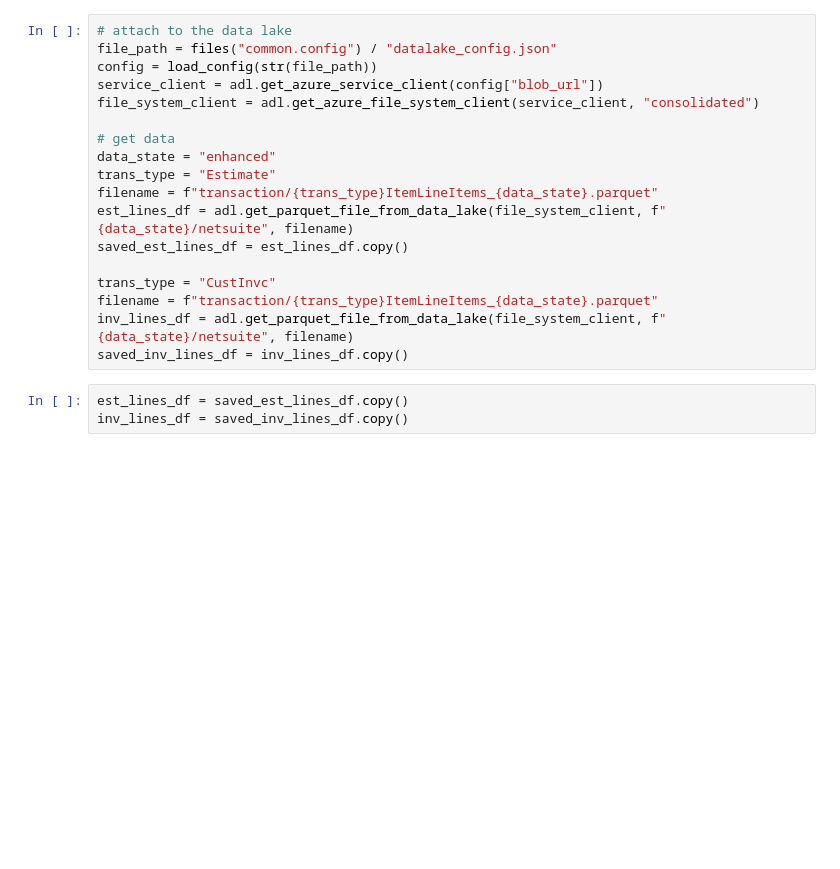
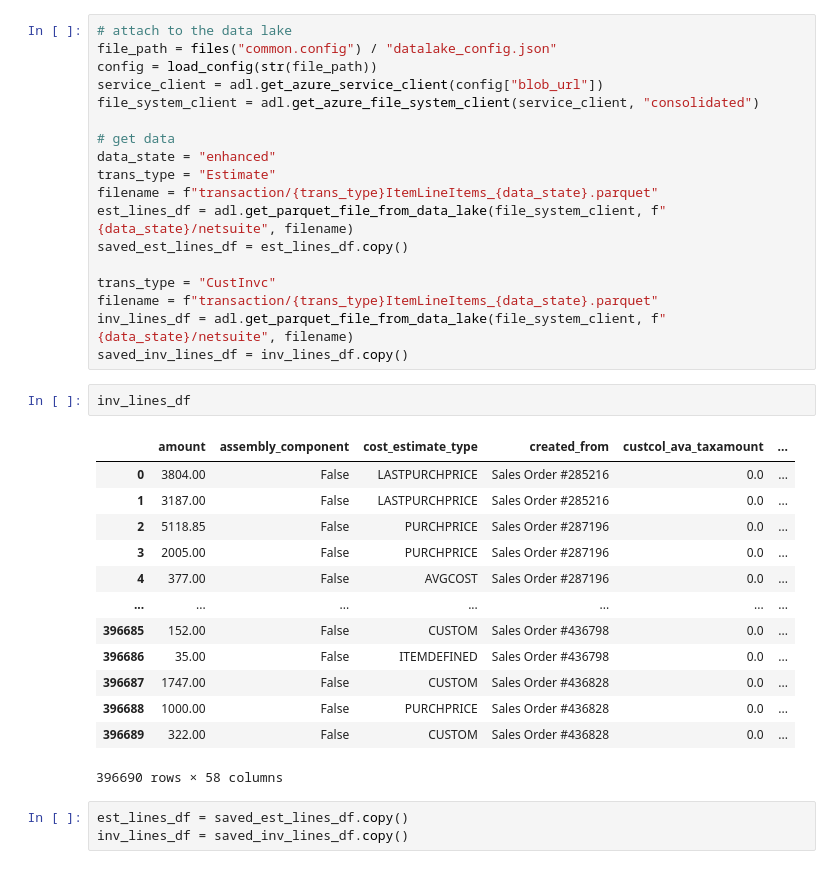
Before and after one commit to TransformativLLC/ovation_holdings, a Jupyter notebook: management_reports/transaction_variance/notebooks/PrepareData.ipynb, the cells around one changed output. Cells and saved outputs as stored; diff of their text form; blank space fills up the shorter version.

```diff
--- a/management_reports/transaction_variance/notebooks/PrepareData.ipynb
+++ b/management_reports/transaction_variance/notebooks/PrepareData.ipynb
@@ -131,6 +131,22 @@ trans_type = "CustInvc"
 filename = f"transaction/{trans_type}ItemLineItems_{data_state}.parquet"
 inv_lines_df = adl.get_parquet_file_from_data_lake(file_system_client, f"{data_state}/netsuite", filename)
 saved_inv_lines_df = inv_lines_df.copy()
+# %%
+inv_lines_df
+# %% [output]
+|  | amount | assembly_component | cost_estimate_type | created_from | custcol_ava_taxamount | ... |
+| 0 | 3804.00 | False | LASTPURCHPRICE | Sales Order #285216 | 0.0 | ... |
+| 1 | 3187.00 | False | LASTPURCHPRICE | Sales Order #285216 | 0.0 | ... |
+| 2 | 5118.85 | False | PURCHPRICE | Sales Order #287196 | 0.0 | ... |
+| 3 | 2005.00 | False | PURCHPRICE | Sales Order #287196 | 0.0 | ... |
+| 4 | 377.00 | False | AVGCOST | Sales Order #287196 | 0.0 | ... |
+| ... | ... | ... | ... | ... | ... | ... |
+| 396685 | 152.00 | False | CUSTOM | Sales Order #436798 | 0.0 | ... |
+| 396686 | 35.00 | False | ITEMDEFINED | Sales Order #436798 | 0.0 | ... |
+| 396687 | 1747.00 | False | CUSTOM | Sales Order #436828 | 0.0 | ... |
+| 396688 | 1000.00 | False | PURCHPRICE | Sales Order #436828 | 0.0 | ... |
+| 396689 | 322.00 | False | CUSTOM | Sales Order #436828 | 0.0 | ... |
+396690 rows × 58 columns
 # %%
 est_lines_df = saved_est_lines_df.copy()
 inv_lines_df = saved_inv_lines_df.copy()
```
Also changed, not shown: 2 other files.
